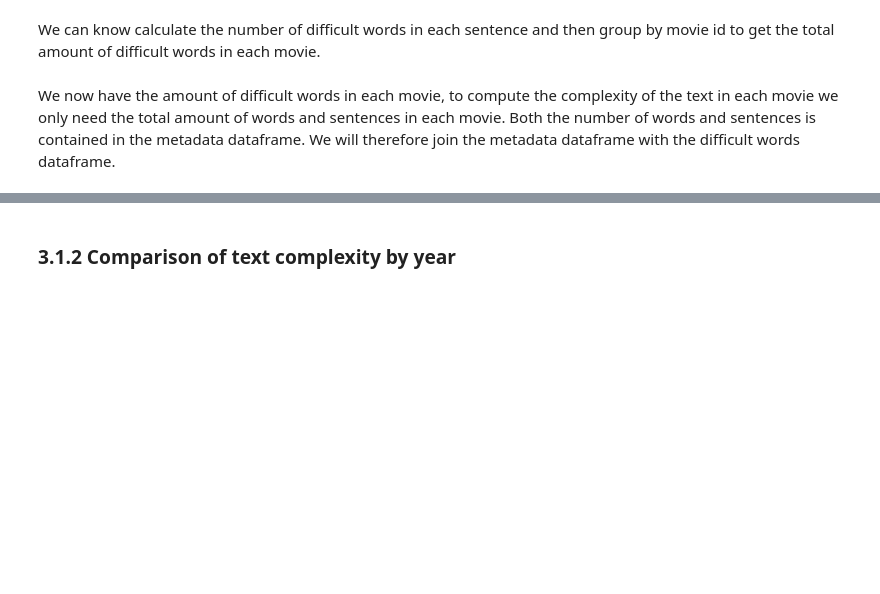
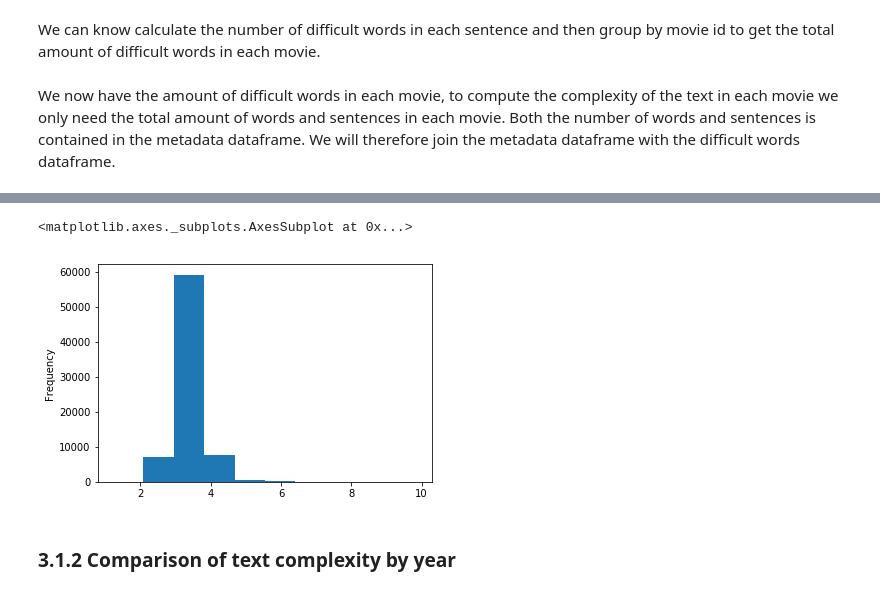
Before and after one commit to RobertInjac/ADA-Project-2018-OpenSubtitles, a Jupyter notebook: Project.ipynb, the cells around one changed output, grey strips where cells are left out. Cells and saved outputs as stored; diff of their text form; code cells hidden in the pictures; blank space fills up the shorter version.

```diff
--- a/Project.ipynb
+++ b/Project.ipynb
@@ -931,0 +988,4 @@ complexity_df.write.mode('overwrite').parquet('complexity_final.parquet')
+# %%
+complexity_df = spark.read.parquet('./datasets/complexity_final.parquet')
+complexity_df = complexity_df.withColumn('score', F.col('score').cast('float'))
+complexity_df.printSchema()
@@ -931,0 +999,3 @@ complexity_df.write.mode('overwrite').parquet('complexity_final.parquet')
+# %%
+complexity_df = complexity_df.toPandas()
+complexity_df.dtypes
@@ -932,3 +1021,9 @@ complexity_df.write.mode('overwrite').parquet('complexity_final.parquet')
+# %%
+complexity_df = complexity_df[complexity_df['score'] < 10]
+complexity_df['score'].plot.hist(bins=10)
+# %% [output]
+<matplotlib.axes._subplots.AxesSubplot at 0x...>
+[figure, added]
 # %% [markdown]
 ### 3.1.2 Comparison of text complexity by year
 # %% [markdown]
```
Also changed, not shown: parts of 49 cells of this notebook.
